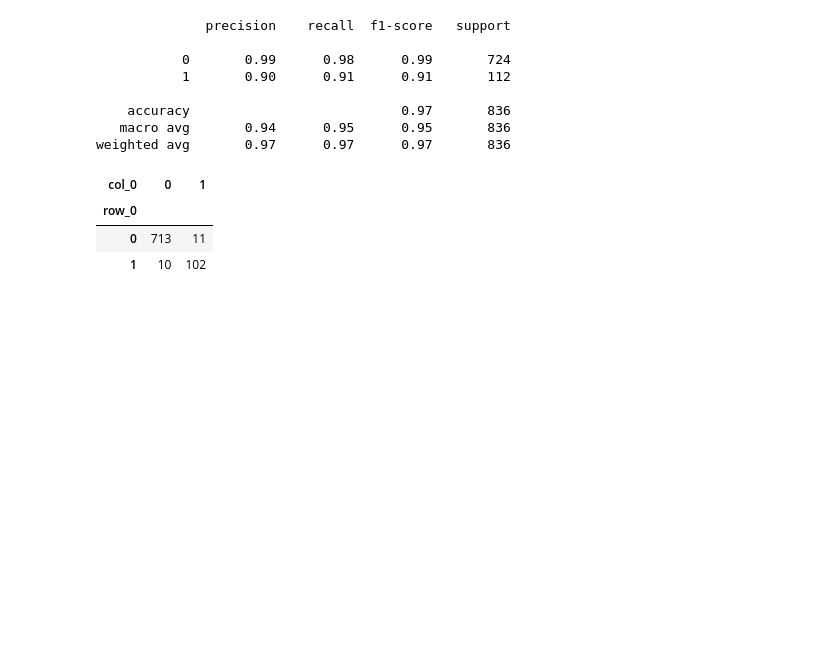
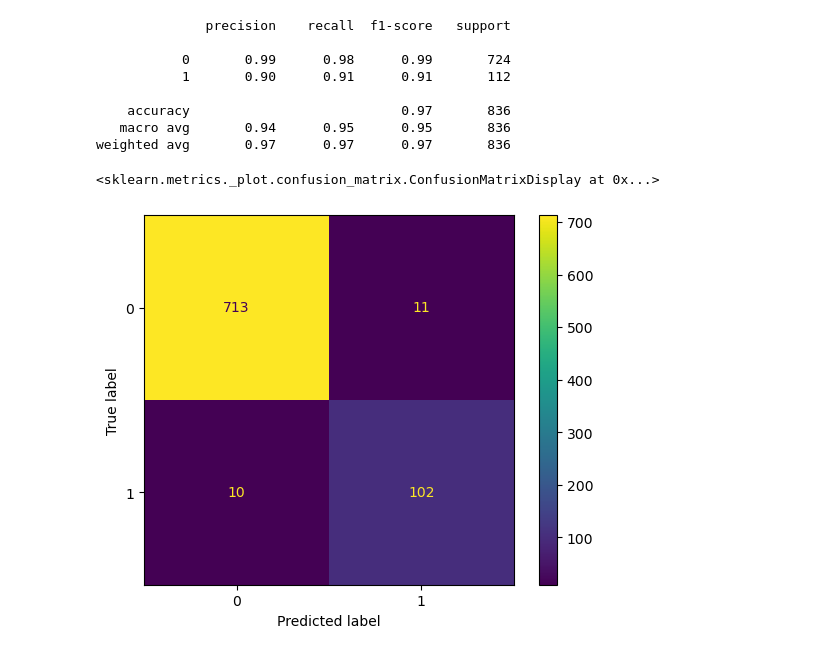
Before and after one commit to Meshford/NLP.-Final-Project, a Jupyter notebook: Email_classification.ipynb, the cells around one changed output. Saved outputs shown, nothing was run; the diff lists cells and outputs as text; code cells hidden in the pictures; blank space fills up the shorter version.

```diff
--- a/Email_classification.ipynb
+++ b/Email_classification.ipynb
@@ -440,10 +440,14 @@ print(classification_report(test_y, preds))
    macro avg       0.94      0.95      0.95       836
 weighted avg       0.97      0.97      0.97       836
 # %%
+import sklearn
+from sklearn.metrics import confusion_matrix, ConfusionMatrixDisplay
 # confusion matrix
-pd.crosstab(test_y, preds)
+cm = sklearn.metrics.confusion_matrix(test_y, preds)
+disp = ConfusionMatrixDisplay(confusion_matrix=cm)
+disp.plot()
+
+#pd.crosstab(test_y, preds)
 # %% [output]
-| col_0 | 0 | 1 |
-| row_0 |  |  |
-| 0 | 713 | 11 |
-| 1 | 10 | 102 |
+<sklearn.metrics._plot.confusion_matrix.ConfusionMatrixDisplay at 0x...>
+[figure, added]
```
